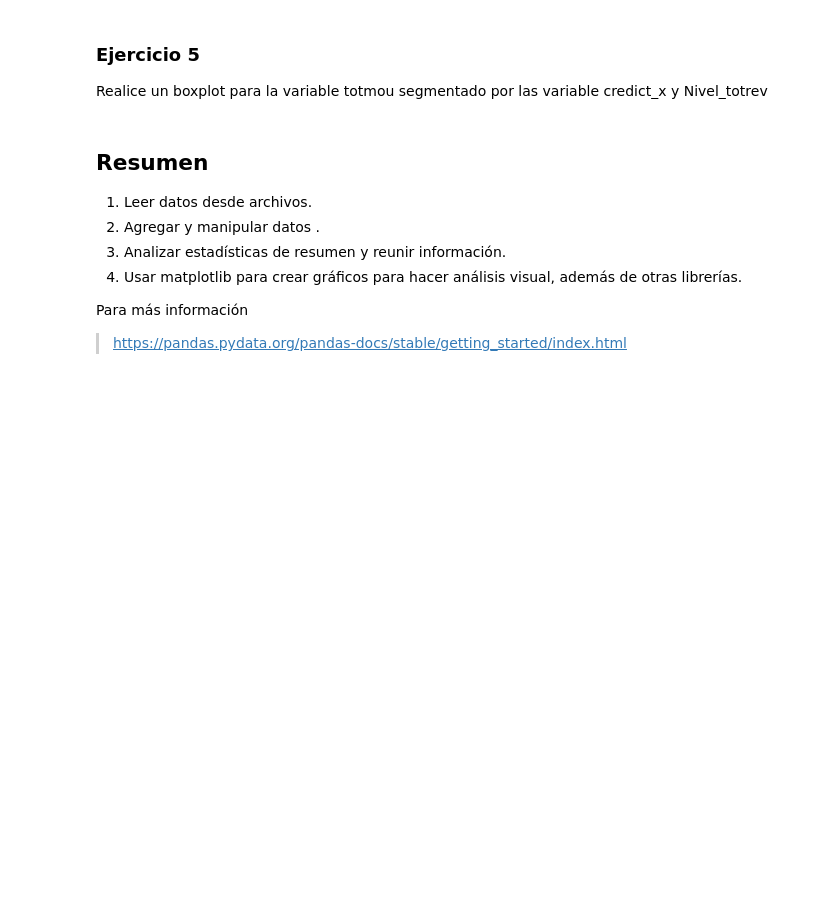
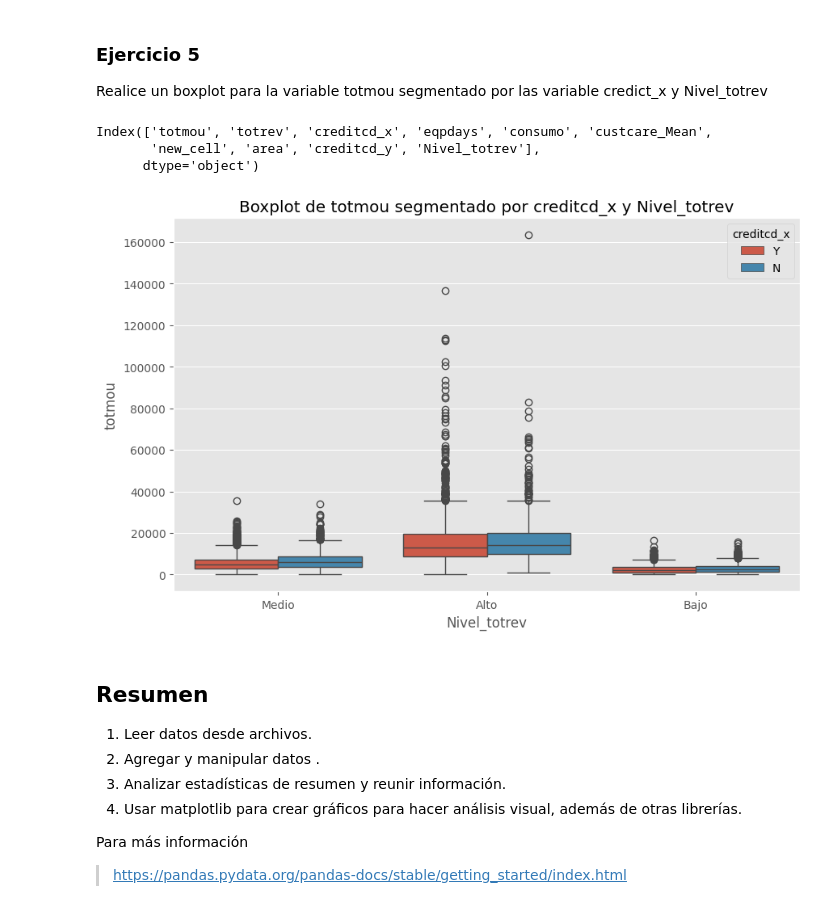
Before and after one commit to 0rt3g4ju4n/Ean_std_python_2024, a Jupyter notebook: CODIGO/Relación entre minutos usados e ingreso de clientes - Introducción a Pandas.ipynb, the cells around one changed output. Cells and saved outputs as stored; diff of their text form; code cells hidden in the pictures; blank space fills up the shorter version.

```diff
--- a/CODIGO/Relación entre minutos usados e ingreso de clientes - Introducción a Pandas.ipynb
+++ b/CODIGO/Relación entre minutos usados e ingreso de clientes - Introducción a Pandas.ipynb
@@ -1291,3 +1367,7 @@ o si VolStat > (percentil 25 de totrev para el área dada):
 Nivel_totrev  = 'Medio'
 de lo contrario:
 Nivel_totrev  = 'Bajo'`
+# %%
+df3['Nivel_totrev'] = np.where(df3['totrev'] > df3.groupby('area')['totrev'].transform(lambda x: x.quantile(0.75)), 'Alto',
+                                np.where(df3['totrev'] > df3.groupby('area')['totrev'].transform(lambda x: x.quantile(0.25)), 'Medio', 'Bajo'))
+df3
@@ -1437,3 +1658,16 @@ Realice un  boxplot para la variable totmou segmentado por las variable  credict
+# %%
+print(df3.columns)
+# %% [output]
+Index(['totmou', 'totrev', 'creditcd_x', 'eqpdays', 'consumo', 'custcare_Mean',
+       'new_cell', 'area', 'creditcd_y', 'Nivel_totrev'],
+      dtype='object')
+# %%
+plt.figure(figsize=(10,6))
+sns.boxplot(x='Nivel_totrev', y='totmou', hue='creditcd_x', data=df3)
+plt.title('Boxplot de totmou segmentado por creditcd_x y Nivel_totrev')
+plt.show()
+# %% [output]
+[figure, added]
 # %% [markdown]
 ## Resumen
 
```
Also changed, not shown: parts of 37 cells of this notebook, 2 other files.
